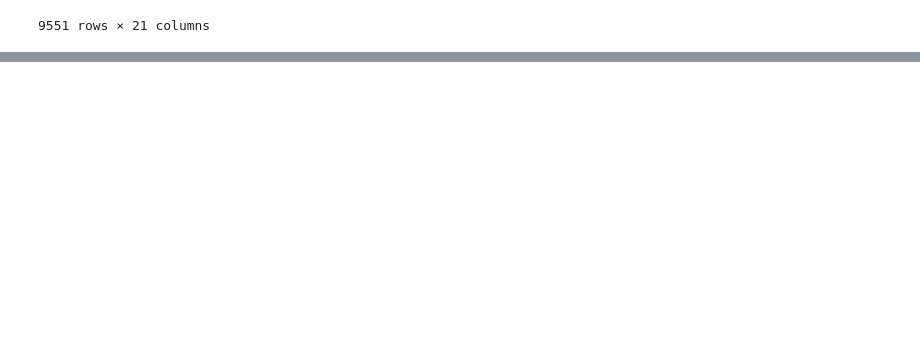
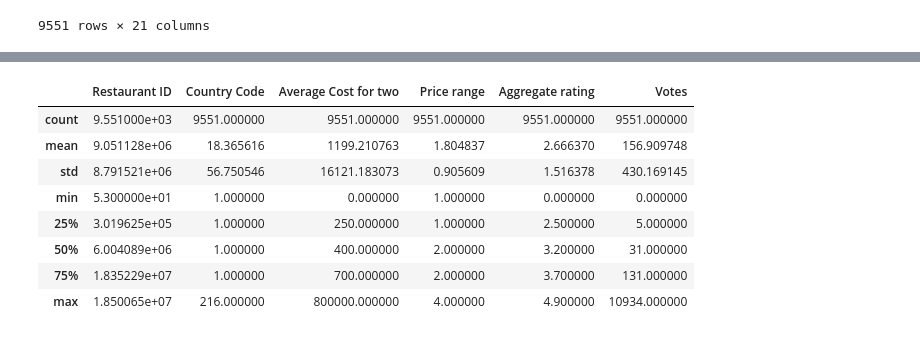
Before and after one commit to harshkumar53/python, a Jupyter notebook: pratice analysis/zomato.ipynb, the cells around one changed output, grey strips where cells are left out. Cells and saved outputs as stored; diff of their text form; code cells hidden in the pictures; blank space fills up the shorter version.

```diff
--- a/pratice analysis/zomato.ipynb
+++ b/pratice analysis/zomato.ipynb
@@ -34,0 +94,3 @@ df.head()
+# %%
+cuisines_max = df['Cuisines'].value_counts().idxmax()
+cuisines_max
@@ -34,0 +99,2 @@ df.head()
+# %%
+df['Cuisines'].fillna(cuisines_max, inplace=True)
@@ -34,0 +177,12 @@ df.head()
+# %%
+df.describe()
+# %% [output]
+|  | Restaurant ID | Country Code | Average Cost for two | Price range | Aggregate rating | Votes |
+| count | 9.551000e+03 | 9551.000000 | 9551.000000 | 9551.000000 | 9551.000000 | 9551.000000 |
+| mean | 9.051128e+06 | 18.365616 | 1199.210763 | 1.804837 | 2.666370 | 156.909748 |
+| std | 8.791521e+06 | 56.750546 | 16121.183073 | 0.905609 | 1.516378 | 430.169145 |
+| min | 5.300000e+01 | 1.000000 | 0.000000 | 1.000000 | 0.000000 | 0.000000 |
+| 25% | 3.019625e+05 | 1.000000 | 250.000000 | 1.000000 | 2.500000 | 5.000000 |
+| 50% | 6.004089e+06 | 1.000000 | 400.000000 | 2.000000 | 3.200000 | 31.000000 |
+| 75% | 1.835229e+07 | 1.000000 | 700.000000 | 2.000000 | 3.700000 | 131.000000 |
+| max | 1.850065e+07 | 216.000000 | 800000.000000 | 4.000000 | 4.900000 | 10934.000000 |
```
Also changed, not shown: parts of 16 cells of this notebook, 19 other files.
